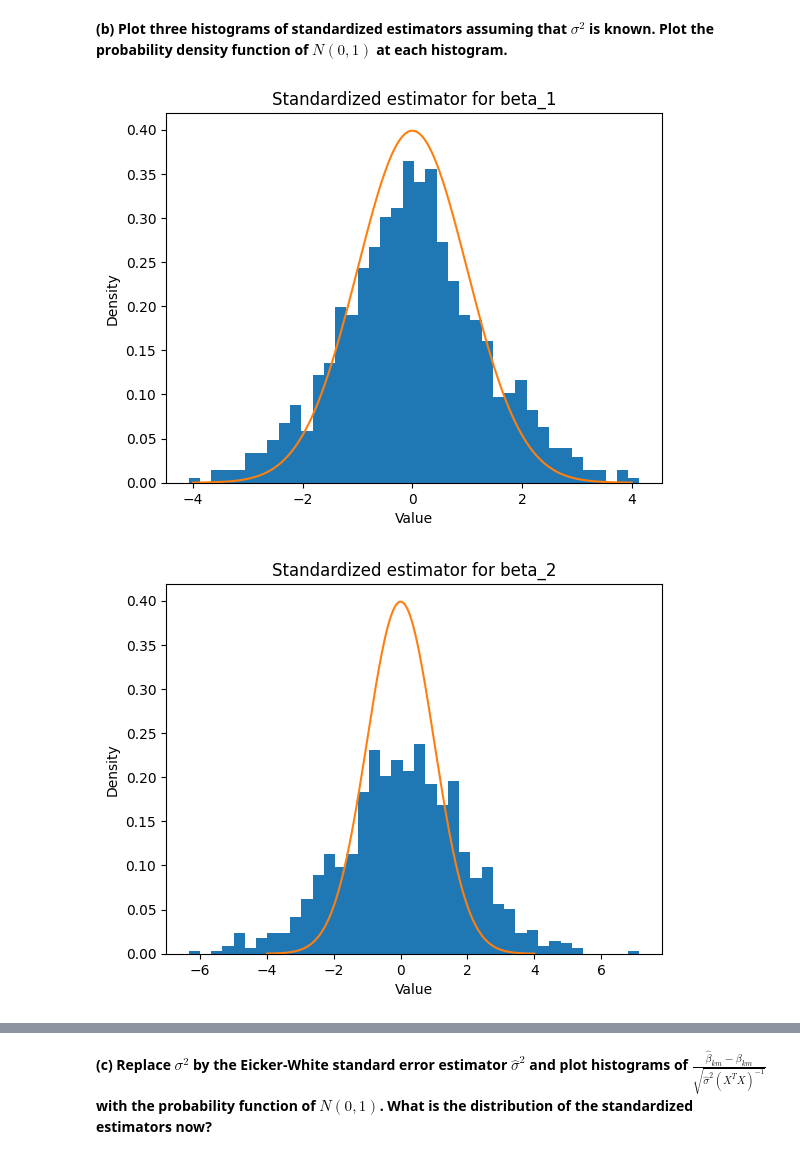
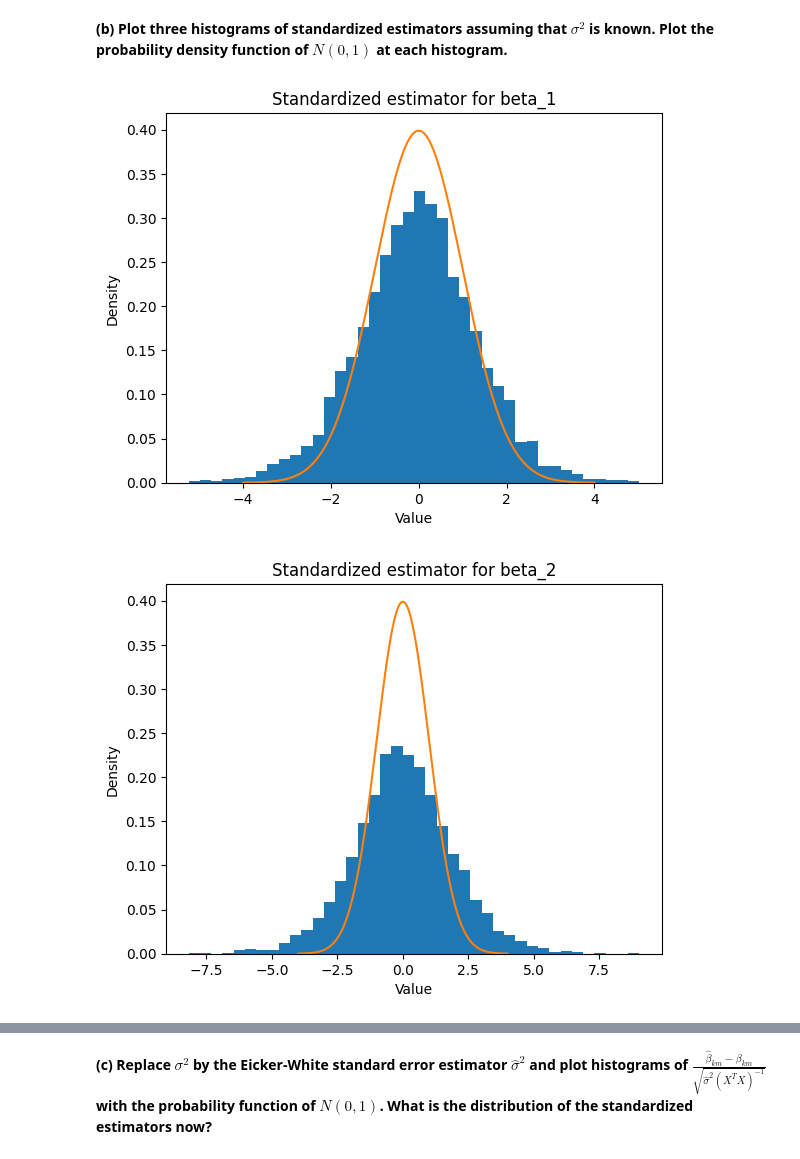
Before and after one commit to Nurdaylight/An-Econ-771, a Jupyter notebook: PS6.ipynb, the cells around one changed output, grey strips where cells are left out. Cells and saved outputs as stored; diff of their text form; code cells hidden in the pictures.

```diff
--- a/PS6.ipynb
+++ b/PS6.ipynb
@@ -13,8 +22,8 @@ import math
 import time
 start_time = time.time()
 # %%
-M=1000 #Monte carlo runs
-B=1000 #Bootstrap resamples
+M=5000 #Monte carlo runs
+B=5000 #Bootstrap resamples
 # Total loops 1 mln
 
 #Move all computations to GPU
@@ -70,36 +79,39 @@ beta_hat= XtX_inv @ X.transpose(1, 2)@Y.view(M, n, 1) # (M,k,1)
 # %% [markdown]
 **(b) Plot three histograms of standardized estimators assuming that $\sigma^2$ is known. Plot the probability density function of $N(0, 1)$ at each histogram.**
 # %%
+
+beta_true_cpu = torch.tensor([1.0, 2.0, 3.0], device="cpu")  # (β1, β2, β3)
+n=20 # Use n as in PS3
 
 # --- move to CPU if on CUDA ---
 beta_hat_cpu = beta_hat.detach().cpu().squeeze(-1)  # (M,3)
 XtX_inv_cpu = XtX_inv.detach().cpu()
 
 sigma2 = 1.0
 
 # --- standardize estimators ---
 Z = []
 
 for j in range(3):
     var_j = sigma2 * XtX_inv_cpu[:, j, j]
-    z_j = (beta_hat_cpu[:, j] - beta_true[j]) / torch.sqrt(var_j)
+    z_j = (beta_hat_cpu[:, j] - beta_true_cpu[j]) / torch.sqrt(var_j)
     Z.append(z_j.numpy())
 
 # --- standard normal pdf ---
 def normal_pdf(x):
     return (1 / math.sqrt(2*math.pi)) * np.exp(-0.5 * x**2)
 
 x_grid = np.linspace(-4, 4, 400)
 
 # --- plot histograms ---
 for j in range(3):
     plt.figure()
     plt.hist(Z[j], bins=40, density=True)
     plt.plot(x_grid, normal_pdf(x_grid))
     plt.title(f"Standardized estimator for beta_{j+1}")
     plt.xlabel("Value")
     plt.ylabel("Density")
     plt.show()
 # %% [output]
-[figure, old version]
+[figure, new version]
-[figure, old version]
+[figure, new version]
```
Also changed, not shown: parts of 7 cells of this notebook.
